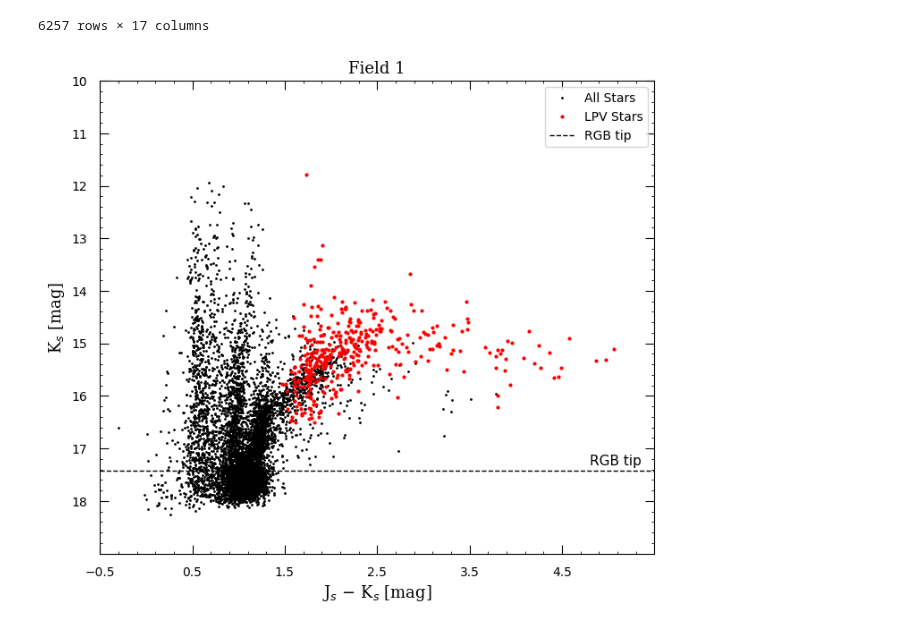
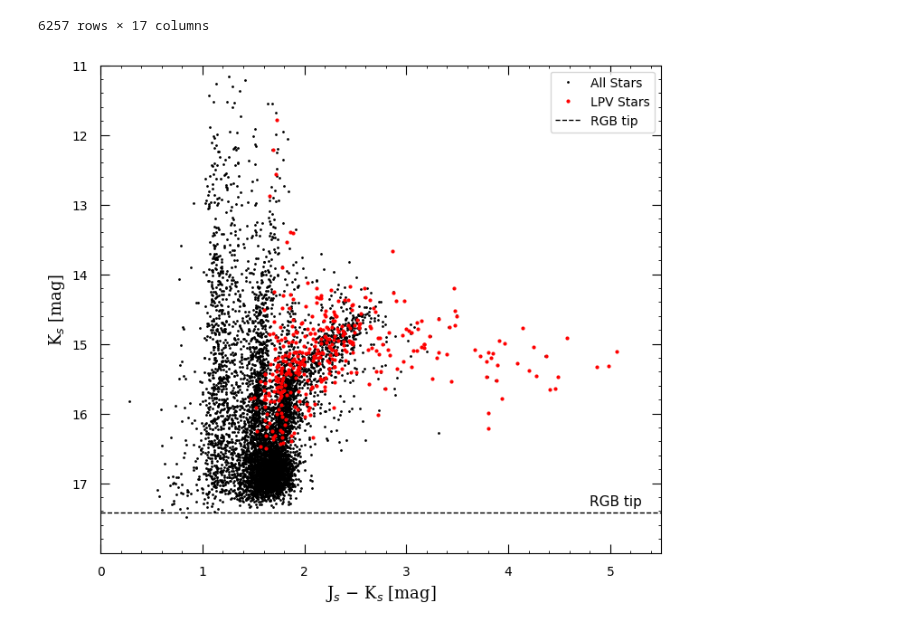
Before and after one commit to Mahdi-Abdollahii/NGC_6822, a Jupyter notebook: NGC6822_visualization.ipynb, the cells around one changed output. Drawn from its saved outputs; the diff is of its cells as text; code cells hidden in the pictures.

```diff
--- a/NGC6822_visualization.ipynb
+++ b/NGC6822_visualization.ipynb
@@ -28,8 +35,8 @@ from mpl_toolkits.axes_grid1 import host_subplot
 from matplotlib.patches import Rectangle
 import matplotlib.colors as mcolor
 # %%
-file_address = '/content/NGC_6822/Data/final_cleaned_data.csv'
-df = pd.read_csv(file_address , index_col='Mid')
+file_address = '/content/NGC_6822/Data/final_data_v2.csv'
+df = pd.read_csv(file_address)
 df = df.fillna(89.99)
 # %%
 df_Whitelock = pd.read_csv('/content/NGC_6822/Data/Whitelock.csv')
@@ -63,36 +70,36 @@ Y = (df['Ks']-Ak)
 # %%
 plt.figure(figsize = (8,7), dpi = 100)
 
-plt.title('Field 1', fontsize = 13, fontname = "serif")
+#plt.title('Field 1', fontsize = 13, fontname = "serif")
 
 plt.tick_params(axis='both',which='major', length=7    ,pad=10,direction='in')
 plt.tick_params(axis='y'   ,which='both' ,left= True   ,direction='in')
 plt.tick_params(axis='x'   ,which='both' ,bottom= True ,direction='in')
 plt.tick_params(axis='x'   ,which='both' ,top= True    ,direction='in')
 plt.tick_params(axis='y'   ,which='both' ,right= True  ,direction='in')
 plt.minorticks_on()
 
-xmax , xmin = 5.5 , -0.5
-ymax , ymin = 19  , 10
+xmax , xmin = 5.5 , 0
+ymax , ymin = 18  , 11
 
 plt.xticks(np.arange(xmin , xmax , step=1))
 plt.yticks(np.arange(ymin , ymax , step=1))
 plt.xlim(xmin, xmax )
 plt.ylim(ymax, ymin )
 
 #Selected Stars 'LPV'
 plt.xlabel('J$_s$ $-$ K$_s$ [mag]', fontsize = 13, fontname = "serif")
 plt.ylabel('K$_s$ [mag]'          , fontsize = 13, fontname = "serif")
 
 #All stars
-plt.plot(df_Whitelock['Jmag(mag)'] - df_Whitelock['Ksmag(mag)'], df_Whitelock['Ksmag(mag)'] ,'k.', markersize = '2', label = 'All Stars')
+plt.plot(df_Whitelock['Jmag(mag)'] - Aj - df_Whitelock['Ksmag(mag)'] + Ak, df_Whitelock['Ksmag(mag)'] - Ak ,'k.', markersize = '2', label = 'All Stars')
 plt.plot(X, Y,'r.', markersize = '4', label = 'LPV Stars')
 
 #RGBT
 plt.axhline(y= RGBT , linewidth=1, color='k', linestyle='--', label = 'RGB tip')
 plt.text( xmax - 0.7 , RGBT - 0.1 , 'RGB tip', fontsize=11)
 
 plt.legend(loc='upper right')
 plt.savefig('CMD-Field1.jpeg', bbox_inches='tight', dpi = 400)
 # %% [output]
-[figure, old version]
+[figure, new version]
```
Also changed, not shown: parts of 1 cell of this notebook.
